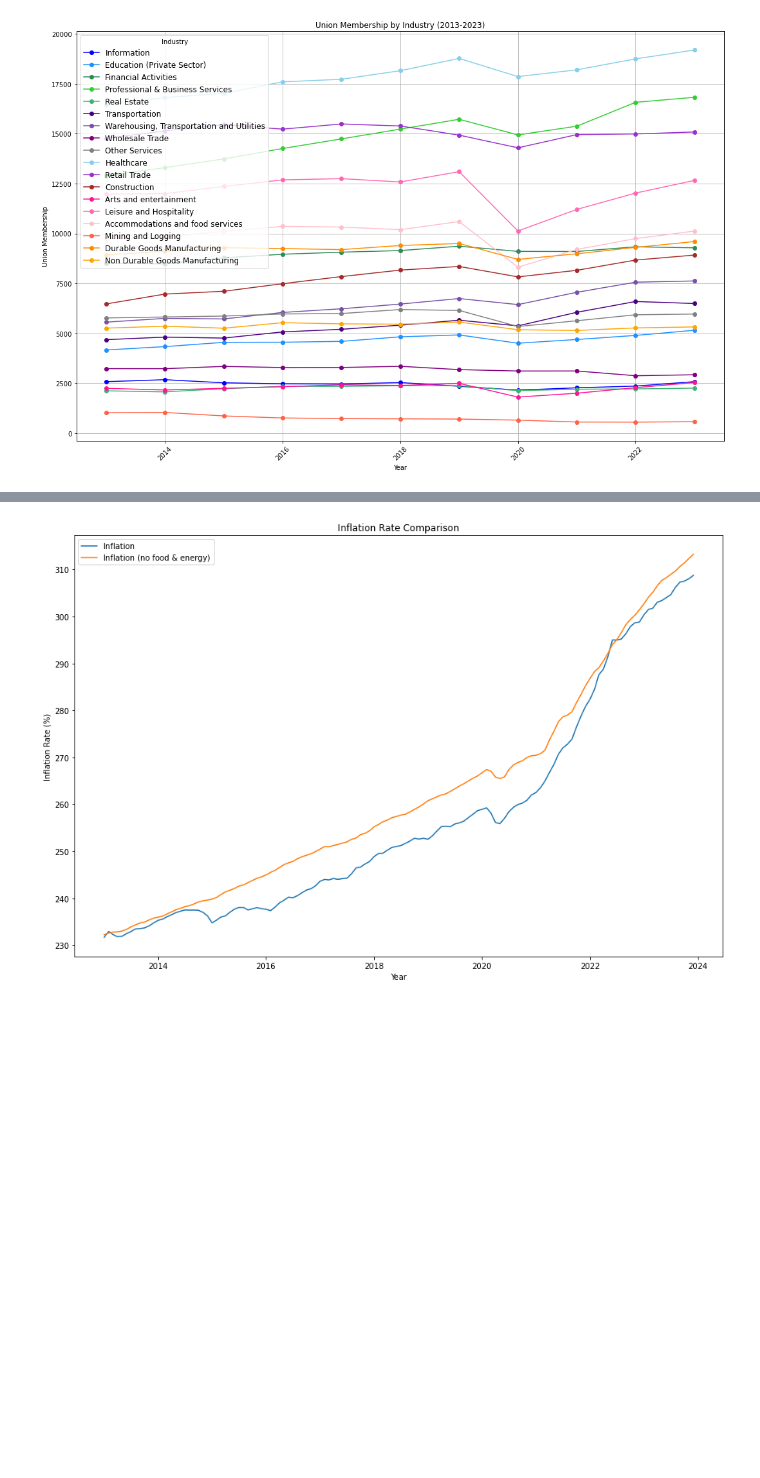
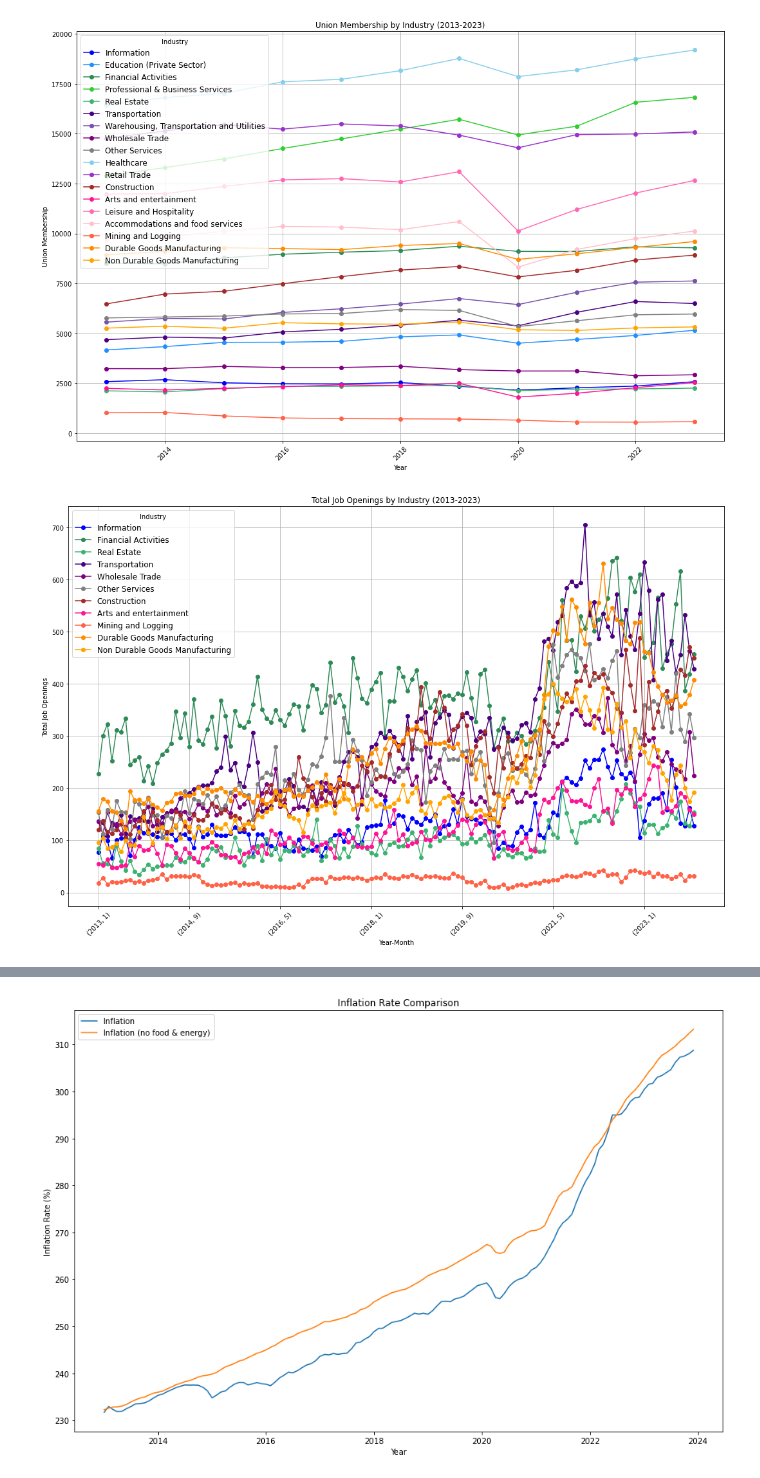
Before and after one commit to Philip-Lacava/ECON-550, a Jupyter notebook: ECON 550 Project.ipynb, the cells around one changed output, grey strips where cells are left out. Saved outputs shown, nothing was run; the diff lists cells and outputs as text; code cells hidden in the pictures; blank space fills up the shorter version.

```diff
--- a/ECON 550 Project.ipynb
+++ b/ECON 550 Project.ipynb
@@ -536,3 +402,23 @@ plt.tight_layout()
 plt.show()
 # %% [output]
 [figure]
+# %%
+# Plotting job openings in industries with fewer workers for better visualization
+grouped_df4 = filtered_df1.groupby(['industry', 'year', 'month'])['jo'].mean().reset_index()
+# Recreate the pivot table
+pivot_df4 = grouped_df4.pivot_table(index=['year', 'month'], columns='industry', values='jo')
+
+ordered_columns4 = sorted(pivot_df4.columns, key=lambda x: color_mapping.get(x, '#000000'))
+pivot_df4 = pivot_df4[ordered_columns4]
+
+pivot_df4.plot(figsize=(15, 10), marker='o', color= color_mapping)
+plt.title('Total Job Openings by Industry (2013-2023)')
+plt.xlabel('Year-Month')
+plt.ylabel('Total Job Openings')
+plt.legend(title='Industry', bbox_to_anchor=(0, 1), loc='upper left', prop={'size': 12})
+plt.grid(True)
+plt.xticks(rotation=45)
+plt.tight_layout()
+plt.show()
+# %% [output]
+[figure, added]
```
Also changed, not shown: parts of 24 cells of this notebook, 1 other file.
